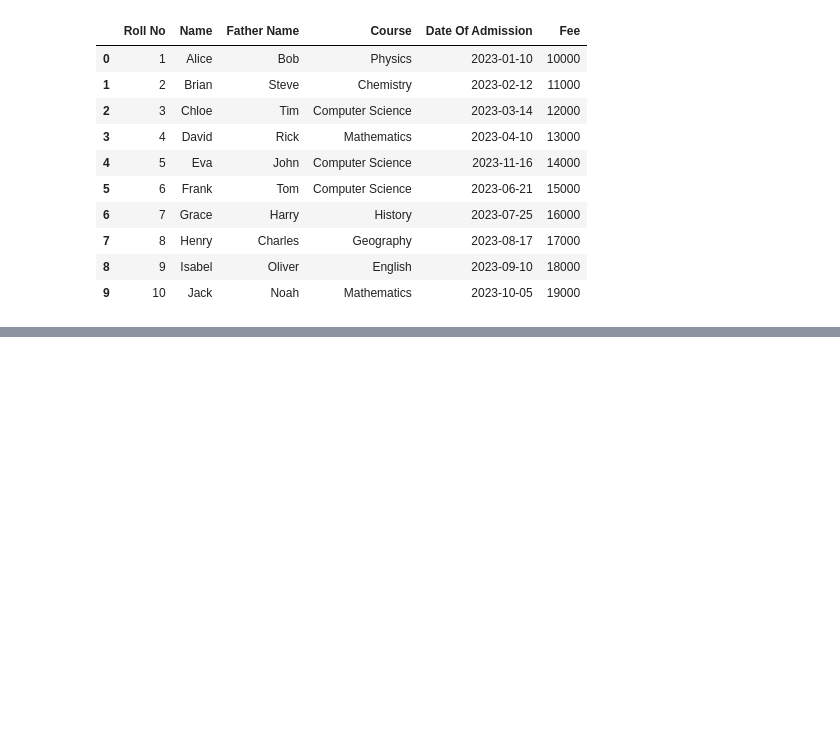
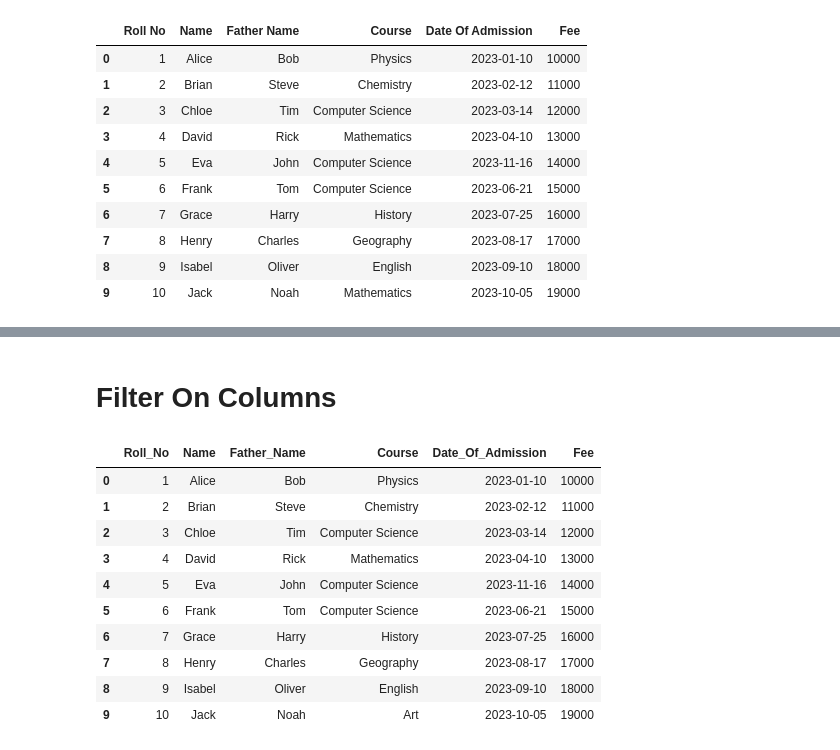
Before and after one commit to AhmedShaykh/NumPy-And-Pandas, a Jupyter notebook: pandas3.ipynb, the cells around one changed output, grey strips where cells are left out. Cells and saved outputs as stored; diff of their text form; code cells hidden in the pictures; blank space fills up the shorter version.

Commit message:
Add Filter On Column

```diff
--- a/pandas3.ipynb
+++ b/pandas3.ipynb
@@ -208,0 +334,48 @@ studentsDf
+# %% [markdown]
+# **Filter On Columns**
+# %%
+import pandera as pa;
+import pandas as pd;
+from pandera.typing import Series;
+from datetime import datetime;
+
+class StudentSchema(pa.SchemaModel):
+    Roll_No: Series[int] = pa.Field(ge=1);
+    Name: Series[str] = pa.Field(nullable=False);
+    Father_Name: Series[str] = pa.Field(nullable=False);
+    Course: Series[str] = pa.Field(nullable=False);
+    Date_Of_Admission: Series[datetime] = pa.Field(le=datetime.now());
+    Fee: Series[int] = pa.Field(ge=0);
+
+studentsData = [
+    {"Roll_No": 1, "Name": "Alice", "Father_Name": "Bob", "Course": "Physics", "Date_Of_Admission": "2023-01-10", "Fee": 10000},
+    {"Roll_No": 2, "Name": "Brian", "Father_Name": "Steve", "Course": "Chemistry", "Date_Of_Admission": "2023-02-12", "Fee": 11000},
+    {"Roll_No": 3, "Name": "Chloe", "Father_Name": "Tim", "Course": "Computer Science", "Date_Of_Admission": "2023-03-14", "Fee": 12000},
+    {"Roll_No": 4, "Name": "David", "Father_Name": "Rick", "Course": "Mathematics", "Date_Of_Admission": "2023-04-10", "Fee": 13000},
+    {"Roll_No": 5, "Name": "Eva", "Father_Name": "John", "Course": "Computer Science", "Date_Of_Admission": "2023-11-16", "Fee": 14000},
+    {"Roll_No": 6, "Name": "Frank", "Father_Name": "Tom", "Course": "Computer Science", "Date_Of_Admission": "2023-06-21", "Fee": 15000},
+    {"Roll_No": 7, "Name": "Grace", "Father_Name": "Harry", "Course": "History", "Date_Of_Admission": "2023-07-25", "Fee": 16000},
+    {"Roll_No": 8, "Name": "Henry", "Father_Name": "Charles", "Course": "Geography", "Date_Of_Admission": "2023-08-17", "Fee": 17000},
+    {"Roll_No": 9, "Name": "Isabel", "Father_Name": "Oliver", "Course": "English", "Date_Of_Admission": "2023-09-10", "Fee": 18000},
+    {"Roll_No": 10, "Name": "Jack", "Father_Name": "Noah", "Course": "Art", "Date_Of_Admission": "2023-10-05", "Fee": 19000}
+];
+
+studentsDf : pd.DataFrame = pd.DataFrame(studentsData);
+
+studentsDf["Date_Of_Admission"] = pd.to_datetime(studentsDf["Date_Of_Admission"]);
+
+validatedDf = StudentSchema.validate(studentsDf);
+
+validatedDf
+# %% [output]
+|  | Roll_No | Name | Father_Name | Course | Date_Of_Admission | Fee |
+| 0 | 1 | Alice | Bob | Physics | 2023-01-10 | 10000 |
+| 1 | 2 | Brian | Steve | Chemistry | 2023-02-12 | 11000 |
+| 2 | 3 | Chloe | Tim | Computer Science | 2023-03-14 | 12000 |
+| 3 | 4 | David | Rick | Mathematics | 2023-04-10 | 13000 |
+| 4 | 5 | Eva | John | Computer Science | 2023-11-16 | 14000 |
+| 5 | 6 | Frank | Tom | Computer Science | 2023-06-21 | 15000 |
+| 6 | 7 | Grace | Harry | History | 2023-07-25 | 16000 |
+| 7 | 8 | Henry | Charles | Geography | 2023-08-17 | 17000 |
+| 8 | 9 | Isabel | Oliver | English | 2023-09-10 | 18000 |
+| 9 | 10 | Jack | Noah | Art | 2023-10-05 | 19000 |
```
Also changed, not shown: parts of 15 cells of this notebook.
